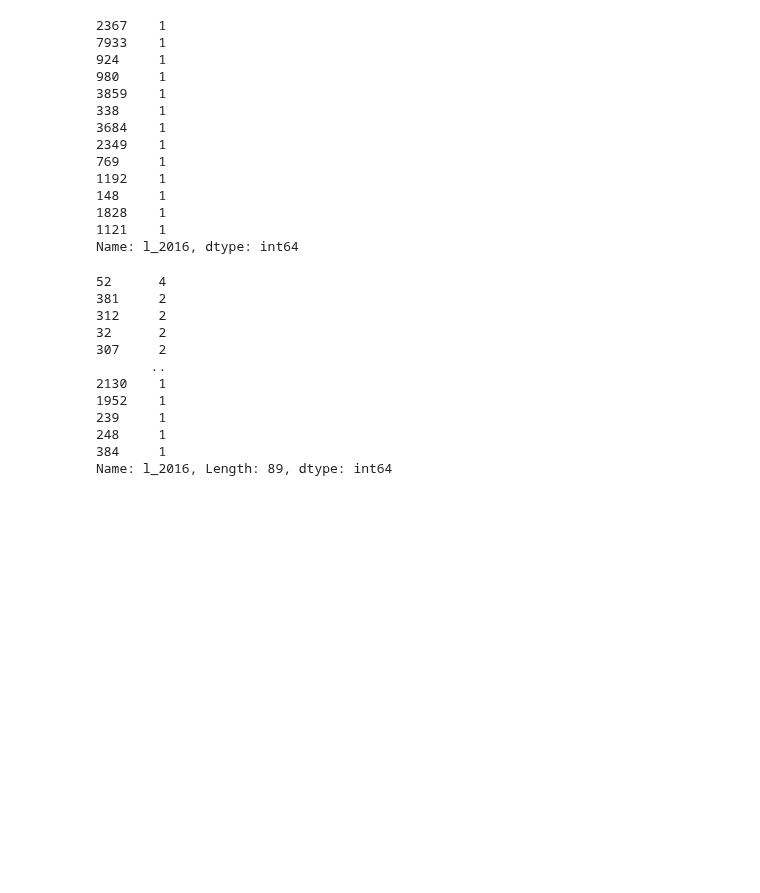
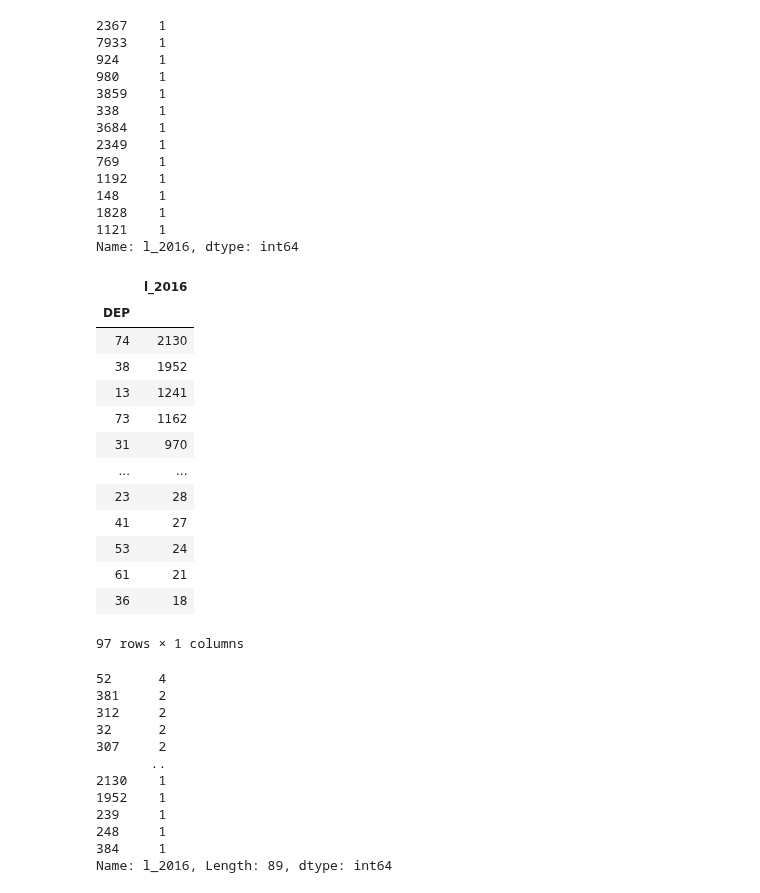
Before and after one commit to jc-udacity/datascientist, a Jupyter notebook: 05_data_science/blog_post_project/blog_post.ipynb, the cells around one changed output. Drawn from its saved outputs; the diff is of its cells as text; code cells hidden in the pictures; blank space fills up the shorter version.

```diff
--- a/05_data_science/blog_post_project/blog_post.ipynb
+++ b/05_data_science/blog_post_project/blog_post.ipynb
@@ -103,6 +103,23 @@ by_region['l_2016'].value_counts()
 Name: l_2016, dtype: int64
 # %%
 by_department = all_data[['l_2016','DEP']].groupby(by='DEP').sum()
+# %%
+by_department.sort_values(by='l_2016', ascending = False)
+# %% [output]
+|  | l_2016 |
+| DEP |  |
+| 74 | 2130 |
+| 38 | 1952 |
+| 13 | 1241 |
+| 73 | 1162 |
+| 31 | 970 |
+| ... | ... |
+| 23 | 28 |
+| 41 | 27 |
+| 53 | 24 |
+| 61 | 21 |
+| 36 | 18 |
+97 rows × 1 columns
 # %%
 by_department['l_2016'].value_counts()
 # %% [output]
```
Also changed, not shown: parts of 5 cells of this notebook.
